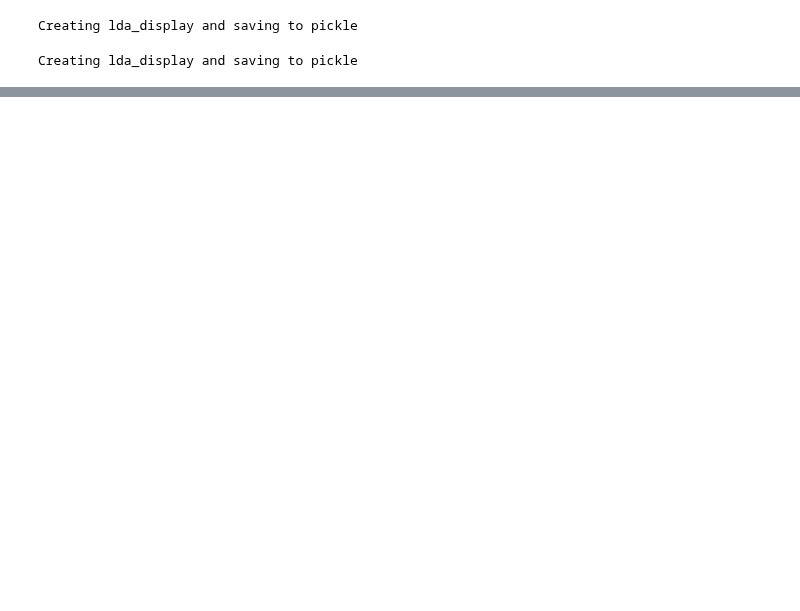
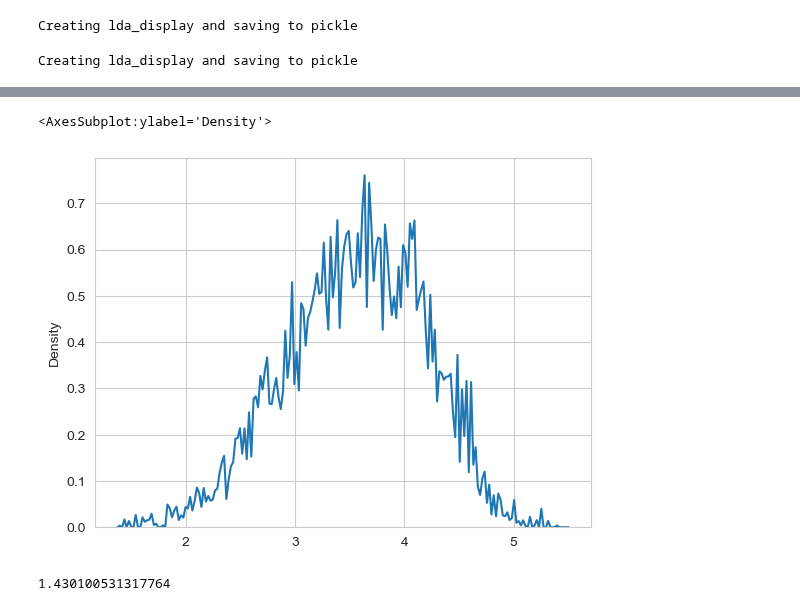
Before and after one commit to XinnGuan/DST_Assessment2, a Jupyter notebook: Emelia/LDA_model.ipynb, the cells around one changed output, grey strips where cells are left out. Drawn from its saved outputs; the diff is of its cells as text; code cells hidden in the pictures; blank space fills up the shorter version.

```diff
--- a/Emelia/LDA_model.ipynb
+++ b/Emelia/LDA_model.ipynb
@@ -237,0 +448,13 @@ pyLDAvis.display(lda_displayBi, template_type='notebook')
+# %%
+y_trainBi=pd.DataFrame(y_trainBi, columns=['score'])
+# %%
+regression_modelBi = XGBRegressor(
+    max_depth = 9,
+    min_child_weight = 1,
+    gamma = 0.4,
+    subsample=0.9,
+    colsample_bytree = 0.9,
+    learning_rate =0.2,
+    n_estimators=300)
+# %%
+regression_modelBi.fit(X_trainBi, y_trainBi,sample_weight=classes_weights, verbose=True)
@@ -237,0 +473,9 @@ pyLDAvis.display(lda_displayBi, template_type='notebook')
+# %%
+y_predBi = regression_modelBi.predict(X_testBi)
+# %%
+import seaborn as sns
+sns.set_style('whitegrid')
+sns.kdeplot(y_predBi, bw_adjust=0.0256)
+# %% [output]
+<AxesSubplot:ylabel='Density'>
+[figure, added]
@@ -237,0 +491,4 @@ pyLDAvis.display(lda_displayBi, template_type='notebook')
+# %%
+rmseBi
+# %% [output]
+1.430100531317764
```
Also changed, not shown: parts of 48 cells of this notebook.
